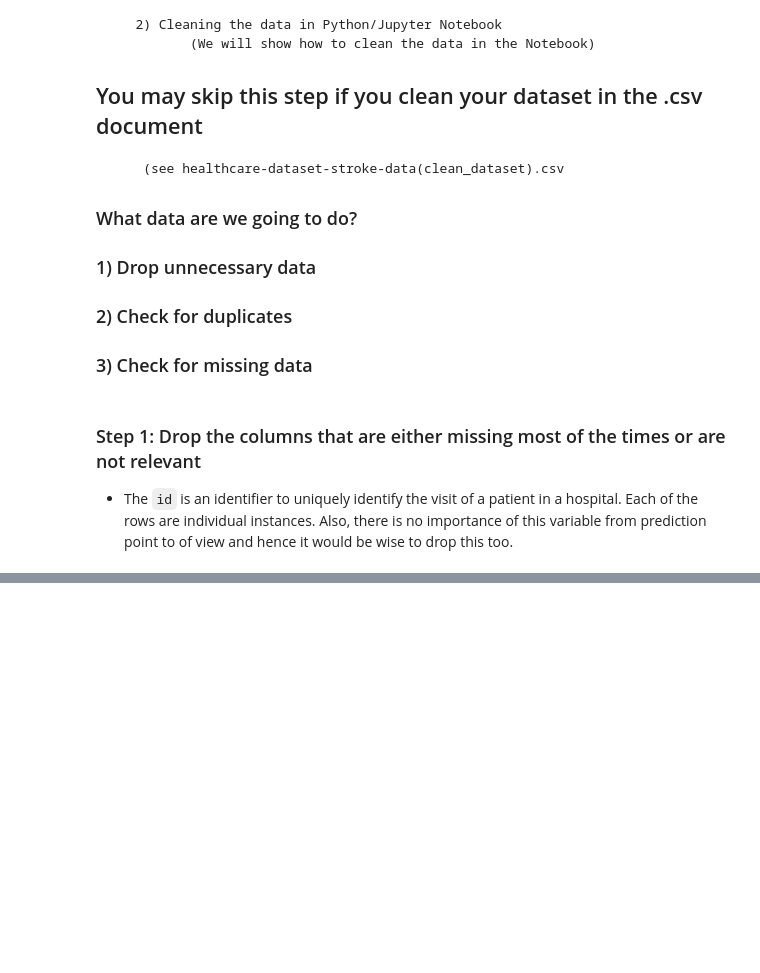
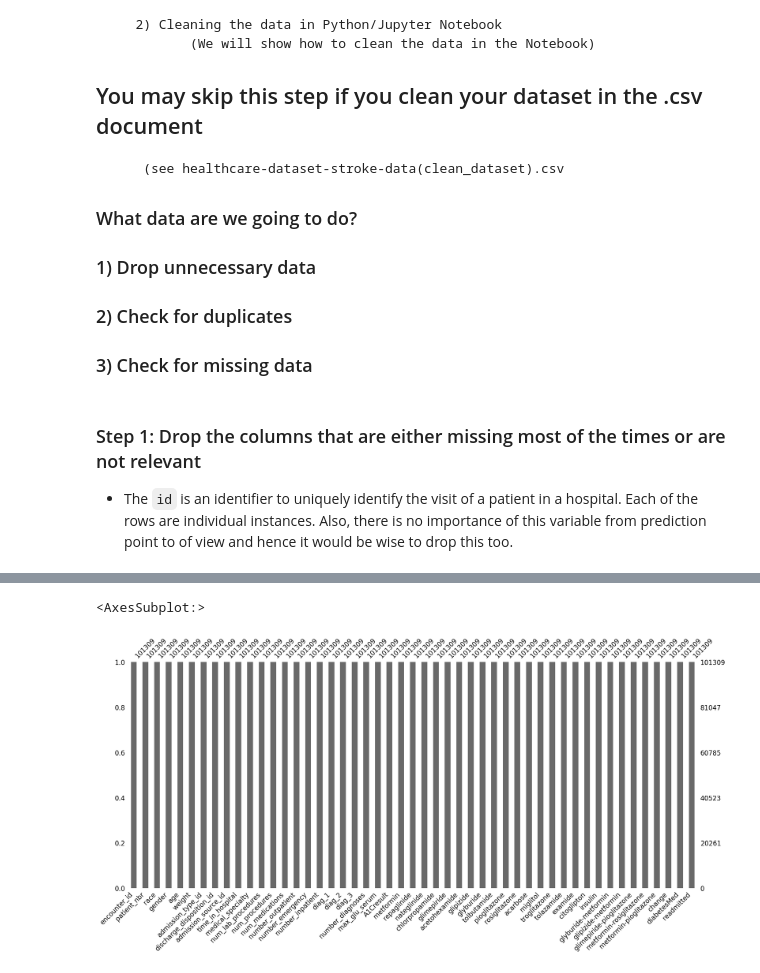
Before and after one commit to MariaLozano01/CleanDiabetes_Dataset, a Jupyter notebook: prediction/Assignment10.ipynb, the cells around one changed output, grey strips where cells are left out. Drawn from its saved outputs; the diff is of its cells as text; code cells hidden in the pictures; blank space fills up the shorter version.

```diff
--- a/prediction/Assignment10.ipynb
+++ b/prediction/Assignment10.ipynb
@@ -119,3 +119,10 @@ warnings.filterwarnings("ignore")
 #Then use code below to read .csv
 
 diabetes = pd.read_csv('/Users/marialozano/Documents/GitHub/CleanDiabetes_Dataset/clean/clean_data.csv')
+# %%
+diabetes.dropna(inplace=True)
+# %%
+msno.bar(diabetes)
+# %% [output]
+<AxesSubplot:>
+[figure, added]
```
Also changed, not shown: parts of 24 cells of this notebook.
